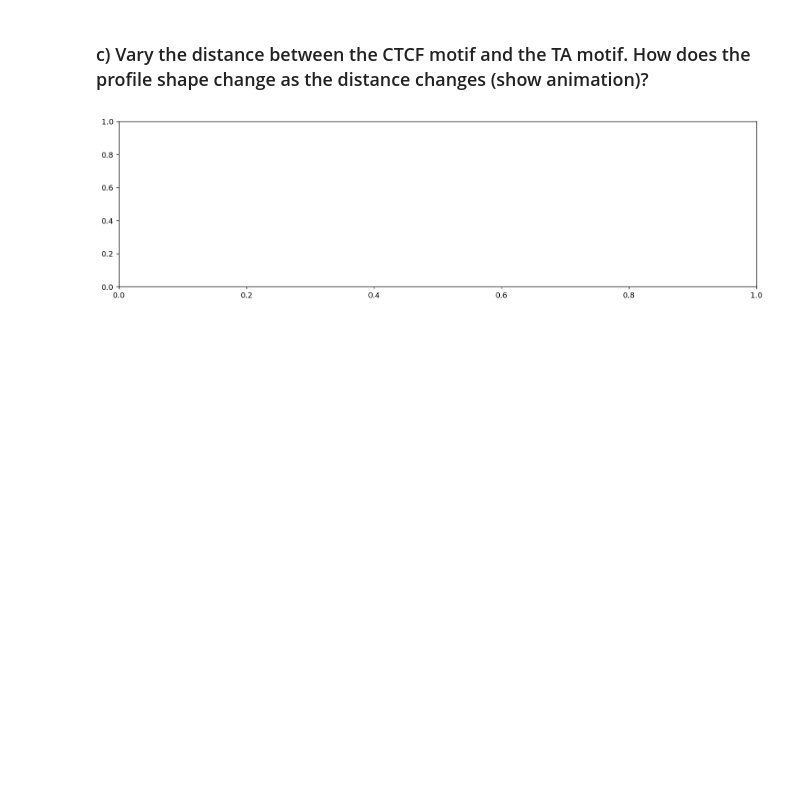
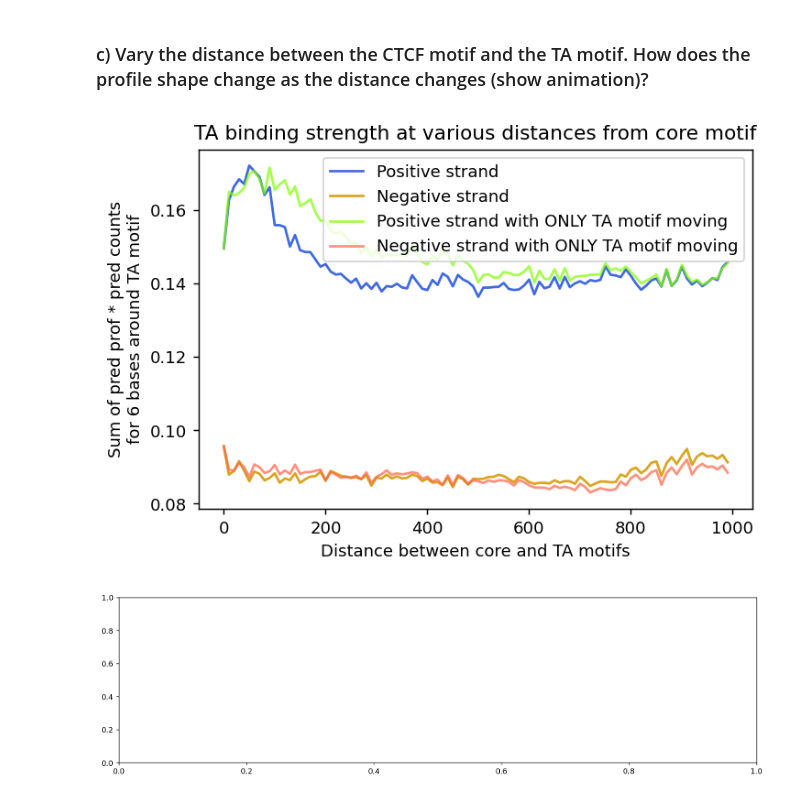
Before and after one commit to katie-sp/bpnet-internship, a Jupyter notebook: reports/katie_notebooks/round2_tasks_mar2022/TASK_3/synthetic_seqs_cut_model_ctcf.ipynb, the cells around one changed output. Cells and saved outputs as stored; diff of their text form; code cells hidden in the pictures; blank space fills up the shorter version.

Commit message:
Added TA binding strength to synthetic sequence simulations and fixed metrics_across_subsets notebook

```diff
--- a/reports/katie_notebooks/round2_tasks_mar2022/TASK_3/synthetic_seqs_cut_model_ctcf.ipynb
+++ b/reports/katie_notebooks/round2_tasks_mar2022/TASK_3/synthetic_seqs_cut_model_ctcf.ipynb
@@ -42,8 +42,8 @@ core_motif = 'CCACCAGGGGG'
 ta_motif = 'TA'
 # %%
 # load in model
-controls = False
-model = ModelLoader('/home/katie/bp_repo/pipeline_outputs/ctcf_cutnrun_feb7/' + 'model.state_dict', controls=controls, num_tasks=1).load_model()
+controls = True
+model = ModelLoader('/home/katie/bp_repo/pipeline_outputs/fosl2_chipseq_feb7/' + 'model.state_dict', controls=controls, num_tasks=1).load_model()
 # %%
 def avg_preds_at_distance(distance, seqs, model, core='moving', TA='moving'):
     ''' given a distance between core motif and TA motif, along with 100 random background seqs
@@ -104,15 +112,49 @@ def avg_preds_at_distance(distance, seqs, model, core='moving', TA='moving'):
+# %%
+def plot_TA_binding_strength(TA_binding_strengths):
+    ''' TA_binding_strengths is a list of length 100 from running avg_preds_at_distance over 100 distances (100 times) '''
+    # plot TA binding strength at each distance from core motif
+    plt.plot(list(range(0,1000,10)), list(i[0] for i in TA_binding_strengths), color='royalblue',label='Positive strand')
+    plt.plot(list(range(0,1000,10)), list(i[1] for i in TA_binding_strengths), color='goldenrod',label='Negative strand')
+    plt.xlabel('Distance between core and TA motifs')
+    plt.ylabel('Sum of pred prof * pred counts\nfor 6 bases around TA motif')
+    plt.title('TA binding strength at various distances from core motif')
+    plt.legend()
+    plt.show()
+
+
+def plot_TA_binding_strength_with_controls(TA_binding_strengths, TA_binding_strength_controls):
+    ''' both inputs are a list of length 100 from running avg_preds_at_distance over 100 distances (100 times) '''
+    # plot TA binding strength at each distance from core motif
+    plt.plot(list(range(0,1000,10)), list(i[0] for i in TA_binding_strengths), color='royalblue',label='Positive strand')
+    plt.plot(list(range(0,1000,10)), list(i[1] for i in TA_binding_strengths), color='goldenrod',label='Negative strand')
+    plt.plot(list(range(0,1000,10)), list(i[0] for i in TA_binding_strength_controls),
+             color="chartreuse", alpha=0.7, label='Positive strand with ONLY TA motif moving')
+    plt.plot(list(range(0,1000,10)), list(i[1] for i in TA_binding_strength_controls),
+             color="tomato", alpha=0.7, label='Negative strand with ONLY TA motif moving')
+
+    plt.xlabel('Distance between core and TA motifs')
+    plt.ylabel('Sum of pred prof * pred counts\nfor 6 bases around TA motif')
+    plt.title('TA binding strength at various distances from core motif')
+    plt.legend()
+    plt.show()
 # %% [markdown]
 ### c) Vary the distance between the CTCF motif and the TA motif. How does the profile shape change as the distance changes (show animation)?
 # %%
-all_avg_pred_profs_times_counts = []
+all_avg_pred_profs_times_counts, TA_binding_strengths = [], []
 for distance in range(0,1000,10):
-    avg_pred_profs_times_counts = avg_preds_at_distance(distance, seqs, model)
+    avg_pred_profs_times_counts, TA_binding_strength = avg_preds_at_distance(distance, seqs, model)
     all_avg_pred_profs_times_counts.append(avg_pred_profs_times_counts)
+    TA_binding_strengths.append(TA_binding_strength)
 # %%
-all_avg_pred_profs_times_counts_control = []
+all_avg_pred_profs_times_counts_control, TA_binding_strength_controls = [], []
 for distance in range(0,1000,10):
-    avg_pred_profs_times_counts_control = avg_preds_at_distance(distance, seqs, model, core='static', TA='moving')
+    avg_pred_profs_times_counts_control, TA_binding_strength_control = avg_preds_at_distance(distance, seqs, model, core='static', TA='moving')
     all_avg_pred_profs_times_counts_control.append(avg_pred_profs_times_counts_control)
+    TA_binding_strength_controls.append(TA_binding_strength_control)
+# %%
+plot_TA_binding_strength_with_controls(TA_binding_strengths, TA_binding_strength_controls)
+# %% [output]
+[figure, added]
 # %%
 # new version, where profs are proportional to counts
 fig, ax = plt.subplots(1, figsize=(15, 4))
```
Also changed, not shown: parts of 3 cells of this notebook, 3 other files.
